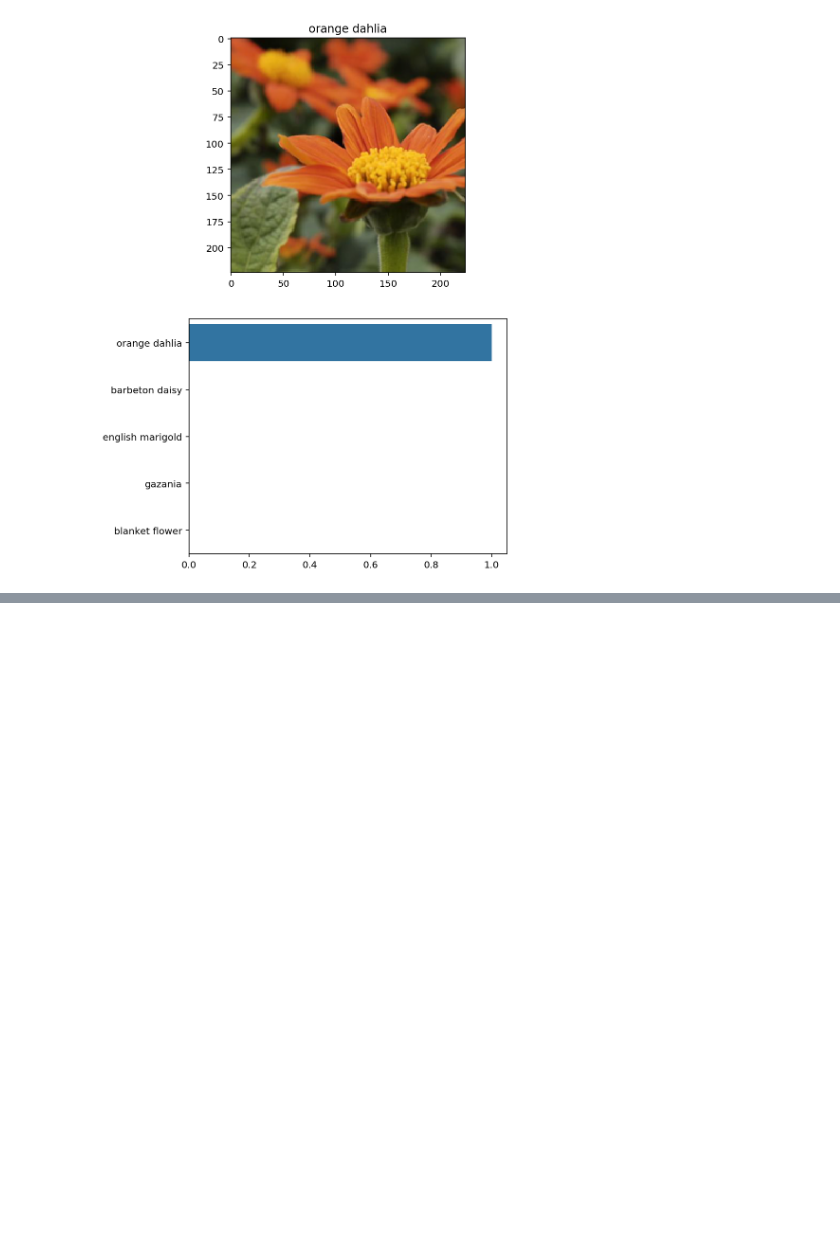
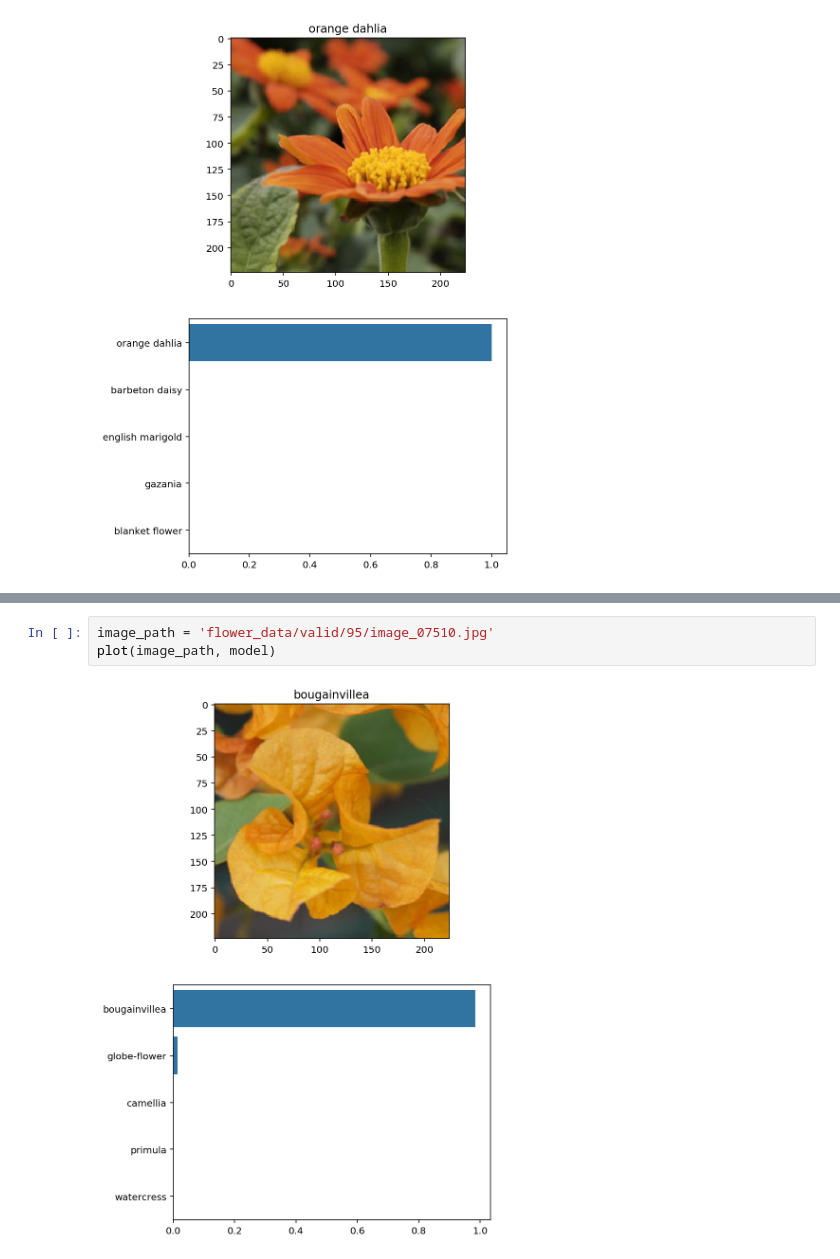
Before and after one commit to janikvalentin/CNN-VGG16-Flower, a Jupyter notebook: classifier.ipynb, the cells around one changed output, grey strips where cells are left out. Cells and saved outputs as stored; diff of their text form; blank space fills up the shorter version.

```diff
--- a/classifier.ipynb
+++ b/classifier.ipynb
@@ -324,0 +331,5 @@ plot(image_path, model)
+# %%
+image_path = 'flower_data/valid/95/image_07510.jpg'
+plot(image_path, model)
+# %% [output]
+[figure, added]
```
Also changed, not shown: parts of 3 cells of this notebook, 1 other file.
